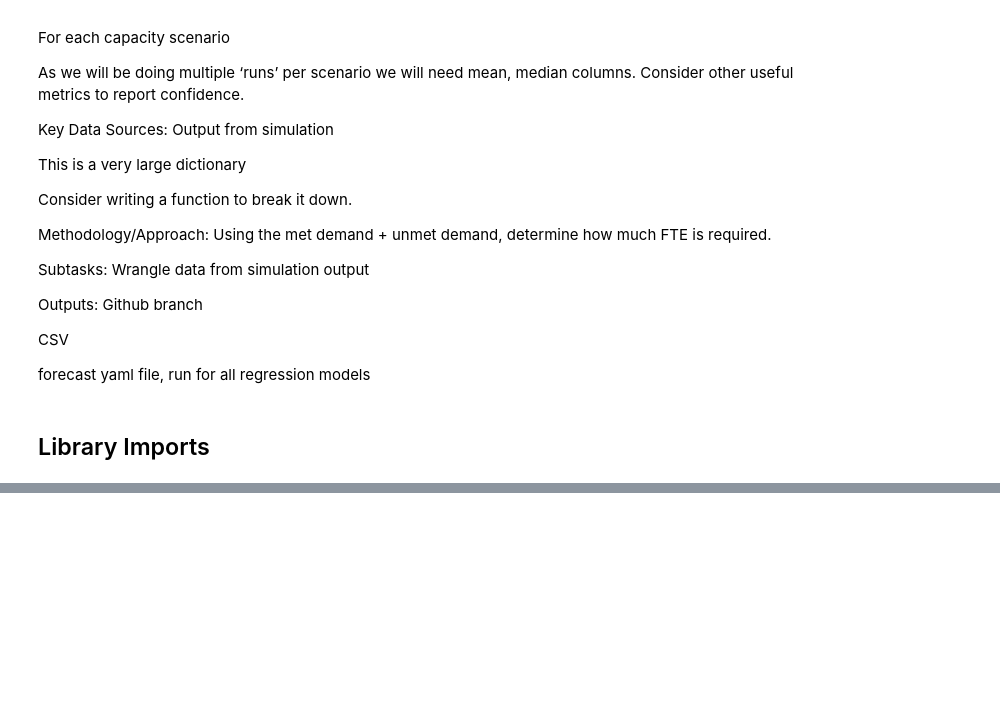
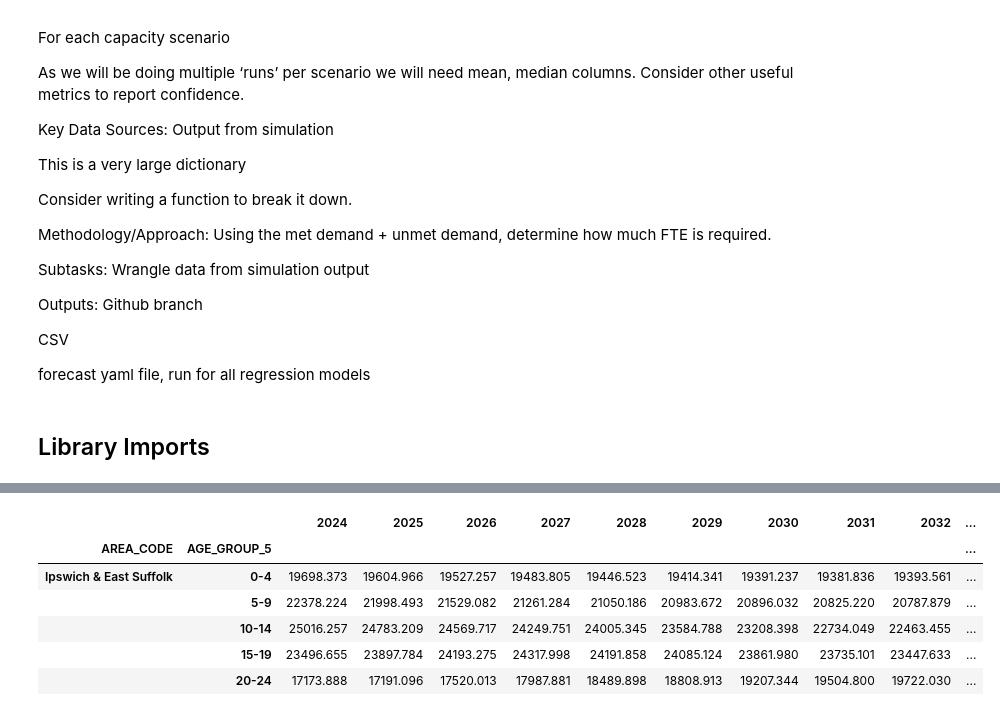
Before and after one commit to Norfolk-Suffolk-ICS/PrimaryCareDemandAndCapacity, a Jupyter notebook: notebooks/2d_Appointments.ipynb, the cells around one changed output, grey strips where cells are left out. Cells and saved outputs as stored; diff of their text form; code cells hidden in the pictures; blank space fills up the shorter version.

```diff
--- a/notebooks/2d_Appointments.ipynb
+++ b/notebooks/2d_Appointments.ipynb
@@ -91,0 +243,67 @@ appointments_df = appointments_catalog_entry.load()
+# %%
+def drop_all_ages_and_unused_cols(df) -> pd.DataFrame:
+    """
+    Rename columns in the DataFrame and drop unused columns.
+    Parameters:
+    df (pd.DataFrame): The input DataFrame.
+    Returns:
+    pd.DataFrame: The modified DataFrame with renamed and dropped columns.
+    """
+    df_ = df.copy()
+    df_ = df_.loc[df_['AGE_GROUP'] != 'All ages']
+    df_ = df_.drop(columns=['AREA_NAME', 'COMPONENT', 'SEX', '2018', '2019', '2020', '2021', '2022','2023'])
+    return df_
+
+
+def convert_ons_projection_to_5yr_bins(df):
+    """
+    Convert the ONS projection data to 5-year age bands.
+    Args:
+        df (pandas.DataFrame): The input DataFrame containing the ONS projection data.
+    Returns:
+        pandas.DataFrame: The DataFrame with the ONS projection data converted to 5-year age bands.
+    """
+    df_ = df.copy()
+
+    # replace the text '90 and over' with '90' to match the GP list data
+    df_['AGE_GROUP'] = df_['AGE_GROUP'].astype(str).str.replace('90 and over','90')
+    #Converting AGE_GROUP data type to int
+    df_['AGE_GROUP'] = df_['AGE_GROUP'].astype(int)
+    #Adding the column for Age Bands as 'AGE_GROUP_5'
+    df_['AGE_GROUP_5'] = pd.cut(df_['AGE_GROUP'], bins=GP_LIST_AGE_BANDS, labels=GP_LIST_AGE_LABELS, include_lowest=True, right=False, ordered=True)
+    # Dropping the original age column
+    df_ = df_.drop(columns=['AGE_GROUP'], errors='ignore')
+    return df_
+
+
+def groupbysum_area_and_age_group_and_rename_ons_codes(df):
+    """
+    Groups the DataFrame by AREA_CODE and AGE_GROUP_5, sums the values, drops the AGE_GROUP column if present,
+    and renames the index using ONS_CODES.
+    Args:
+        df (pandas.DataFrame): The input DataFrame.
+    Returns:
+        pandas.DataFrame: The modified DataFrame with grouped, summed, and renamed values.
+    """
+    df_ = df.copy()
+    # Grouping by AREA_CODE and AGE_GROUP_5 and summing the values
+    df_ = df_.groupby(['AREA_CODE','AGE_GROUP_5'], observed=False).sum()
+    # Renaming ONS codes with Actual sub icb names
+    df_ = df_.rename(index=constants.ONS_CODES)
+    return df_
+
+
+principal_projections_df = (principal_projections_df
+                            .pipe(drop_all_ages_and_unused_cols)
+                            .pipe(convert_ons_projection_to_5yr_bins)
+                            .pipe(filter_snee_icb_areas)
+                            .pipe(groupbysum_area_and_age_group_and_rename_ons_codes))
+principal_projections_df.head()
+# %% [output]
+|  |  | 2024 | 2025 | 2026 | 2027 | 2028 | 2029 | 2030 | 2031 | 2032 | ... |
+| AREA_CODE | AGE_GROUP_5 |  |  |  |  |  |  |  |  |  | ... |
+| Ipswich & East Suffolk | 0-4 | 19698.373 | 19604.966 | 19527.257 | 19483.805 | 19446.523 | 19414.341 | 19391.237 | 19381.836 | 19393.561 | ... |
+|  | 5-9 | 22378.224 | 21998.493 | 21529.082 | 21261.284 | 21050.186 | 20983.672 | 20896.032 | 20825.220 | 20787.879 | ... |
+|  | 10-14 | 25016.257 | 24783.209 | 24569.717 | 24249.751 | 24005.345 | 23584.788 | 23208.398 | 22734.049 | 22463.455 | ... |
+|  | 15-19 | 23496.655 | 23897.784 | 24193.275 | 24317.998 | 24191.858 | 24085.124 | 23861.980 | 23735.101 | 23447.633 | ... |
+|  | 20-24 | 17173.888 | 17191.096 | 17520.013 | 17987.881 | 18489.898 | 18808.913 | 19207.344 | 19504.800 | 19722.030 | ... |
```
Also changed, not shown: parts of 22 cells of this notebook, 7 other files.
